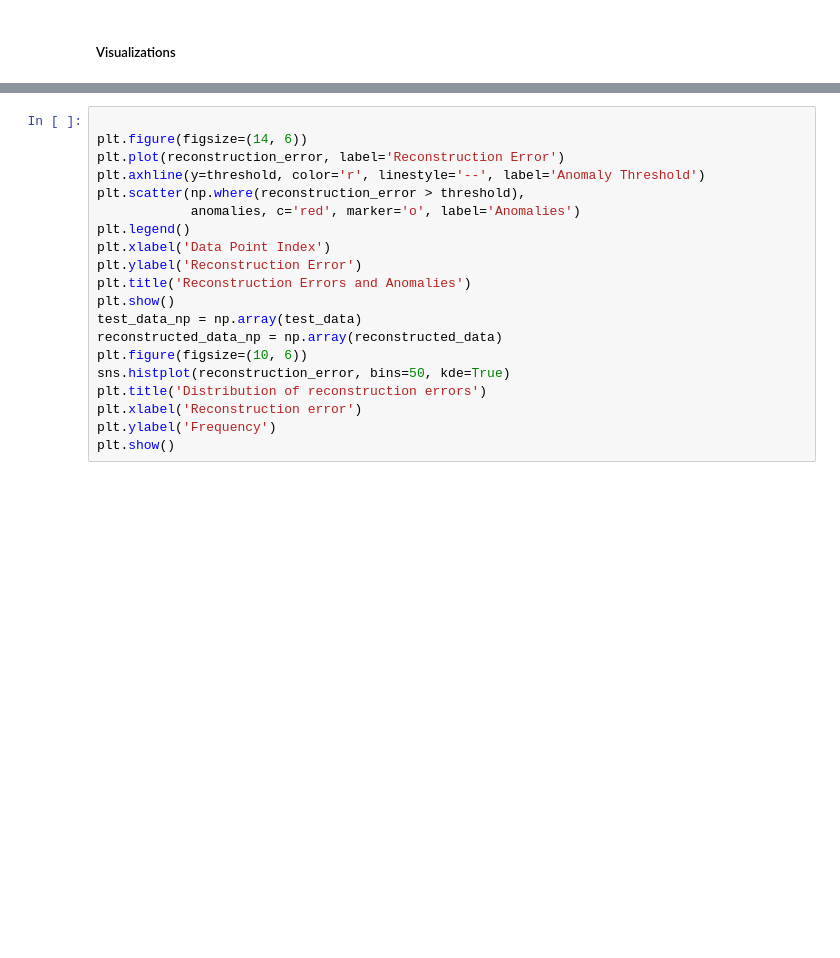
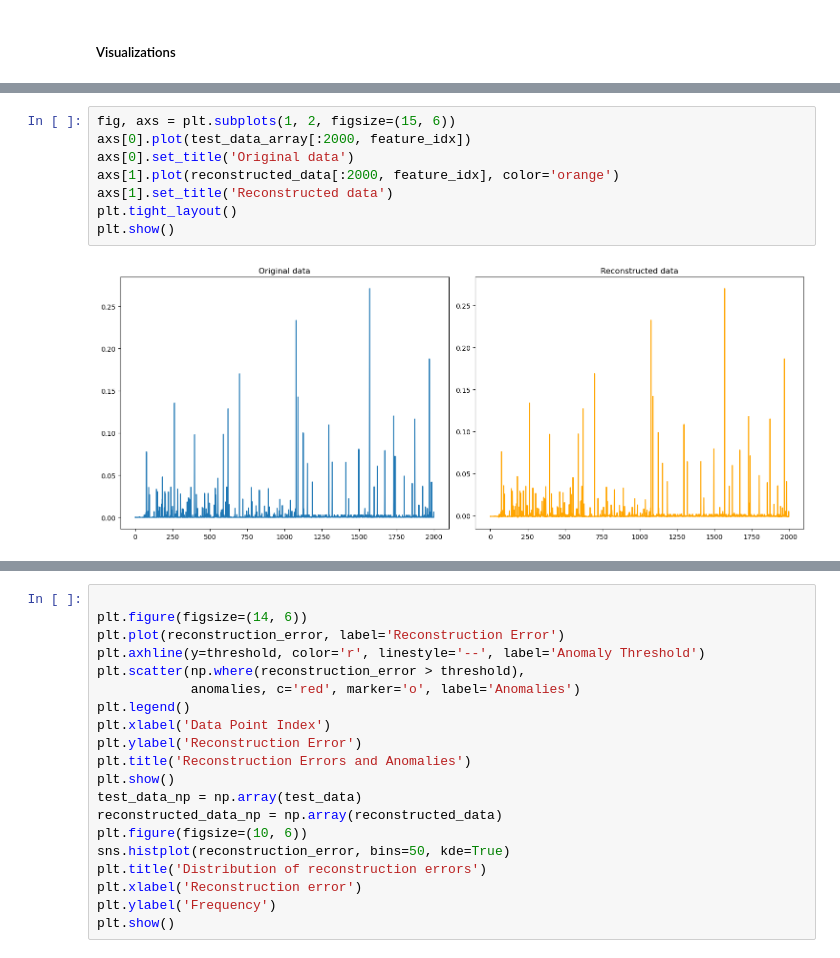
Before and after one commit to souyuki/Thesis, a Jupyter notebook: Autoencoder.ipynb, the cells around one changed output, grey strips where cells are left out. Cells and saved outputs as stored; diff of their text form; blank space fills up the shorter version.

```diff
--- a/Autoencoder.ipynb
+++ b/Autoencoder.ipynb
@@ -144,0 +151,10 @@ Number of anomalies: 264
+# %%
+fig, axs = plt.subplots(1, 2, figsize=(15, 6))
+axs[0].plot(test_data_array[:2000, feature_idx])
+axs[0].set_title('Original data')
+axs[1].plot(reconstructed_data[:2000, feature_idx], color='orange')
+axs[1].set_title('Reconstructed data')
+plt.tight_layout()
+plt.show()
+# %% [output]
+[figure, added]
```
Also changed, not shown: parts of 4 cells of this notebook.
